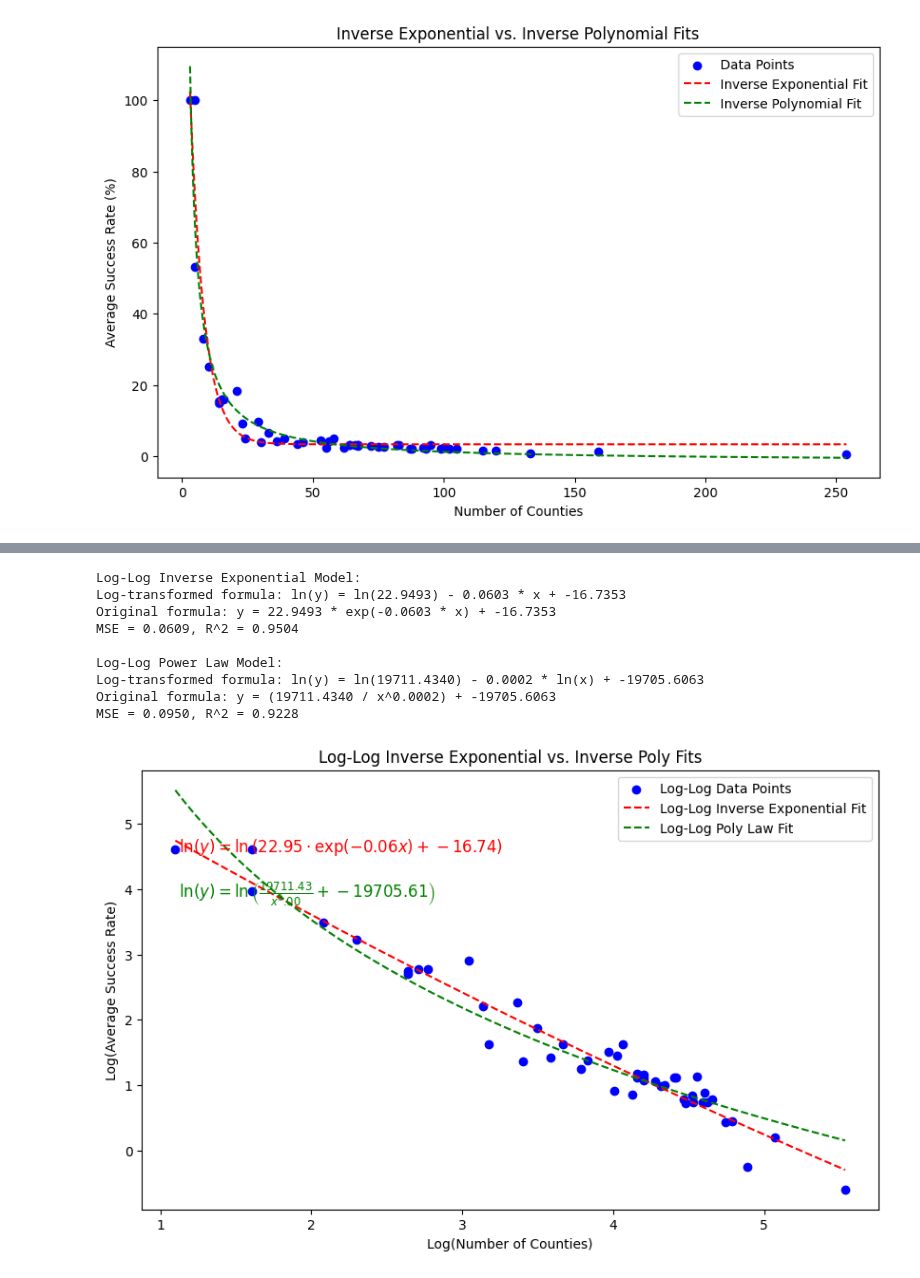
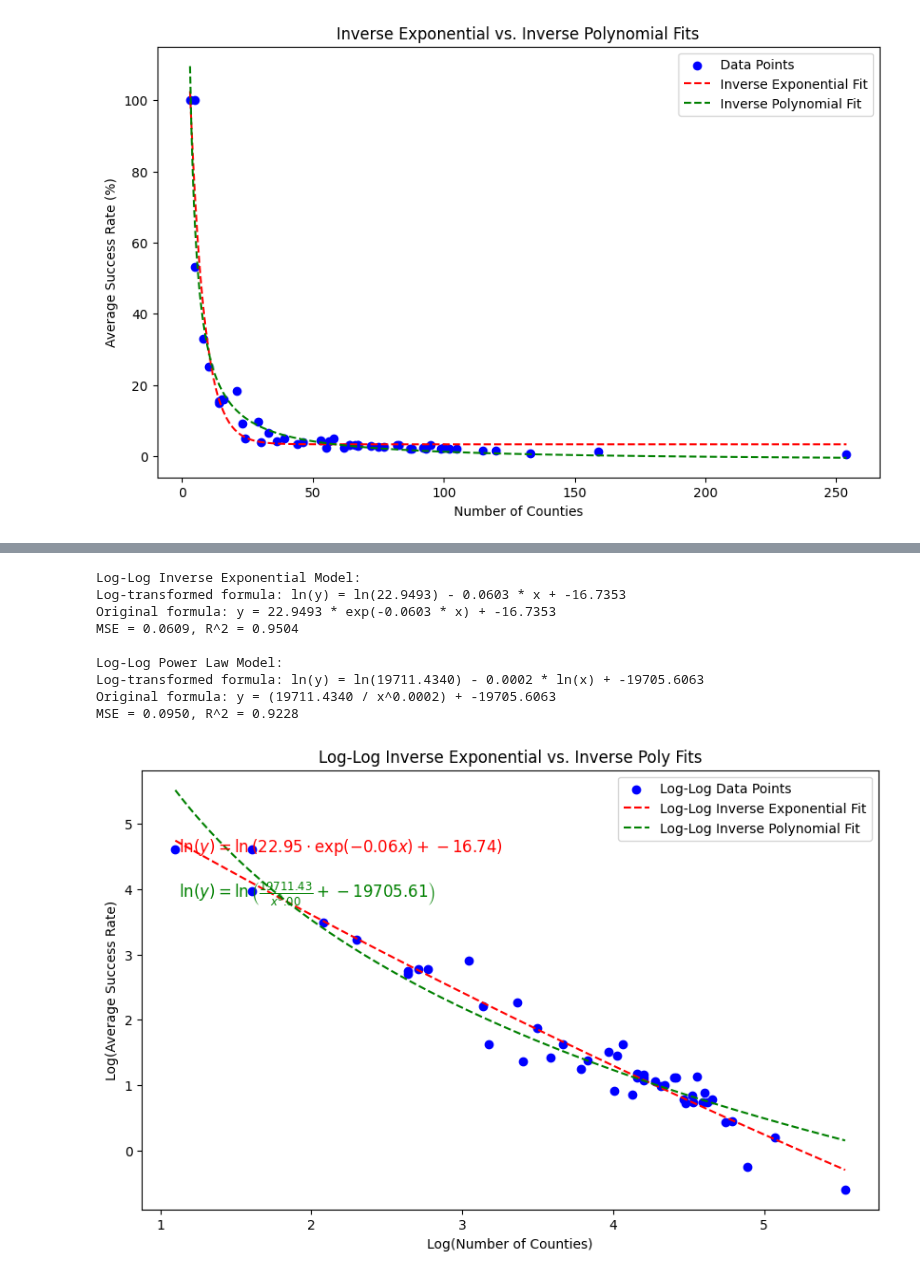
Before and after one commit to brookecarofeinberg/SamplingBalancedForests, a Jupyter notebook: cnty_plotting.ipynb, the cells around one changed output, grey strips where cells are left out. Drawn from its saved outputs; the diff is of its cells as text; code cells hidden in the pictures.

```diff
--- a/cnty_plotting.ipynb
+++ b/cnty_plotting.ipynb
@@ -589,32 +589,32 @@ y_vals_poly_log = inverse_polynomial(x_vals_log, c_poly_log, b_poly_log, a_poly_
 
 # Plot log-log transformed data and fits
 plt.figure(figsize=(10, 6))
 plt.scatter(log_counties, log_avg_success_rates, color='blue', label="Log-Log Data Points")
 plt.plot(x_vals_log, y_vals_exp_log, "r--", label="Log-Log Inverse Exponential Fit")
-plt.plot(x_vals_log, y_vals_poly_log, "g--", label="Log-Log Poly Law Fit")
+plt.plot(x_vals_log, y_vals_poly_log, "g--", label="Log-Log Inverse Polynomial Fit")
 
 exp_formula_text = rf"$\ln(y) = \ln\left({a_exp_log:.2f} \cdot \exp(-{b_exp_log:.2f} x) + {c_exp_log:.2f}\right)$"
 poly_formula_text = rf"$\ln(y) = \ln\left(\frac{{{c_poly_log:.2f}}}{{x^{b_poly_log:.2f}}} + {a_poly_log:.2f}\right)$"
 
 plt.text(0.05, 0.85, exp_formula_text, transform=plt.gca().transAxes,
          fontsize=12, verticalalignment='top', color="red")
 
 plt.text(0.05, 0.75, poly_formula_text, transform=plt.gca().transAxes,
          fontsize=12, verticalalignment='top', color="green")
 
 plt.xlabel("Log(Number of Counties)")
 plt.ylabel("Log(Average Success Rate)")
 plt.title("Log-Log Inverse Exponential vs. Inverse Poly Fits")
 plt.legend()
 plt.show()
 # %% [output]
 Log-Log Inverse Exponential Model:
 Log-transformed formula: ln(y) = ln(22.9493) - 0.0603 * x + -16.7353
 Original formula: y = 22.9493 * exp(-0.0603 * x) + -16.7353
 MSE = 0.0609, R^2 = 0.9504
 
 Log-Log Power Law Model:
 Log-transformed formula: ln(y) = ln(19711.4340) - 0.0002 * ln(x) + -19705.6063
 Original formula: y = (19711.4340 / x^0.0002) + -19705.6063
 MSE = 0.0950, R^2 = 0.9228
-[figure, old version]
+[figure, new version]
```
Also changed, not shown: parts of 3 cells of this notebook.
